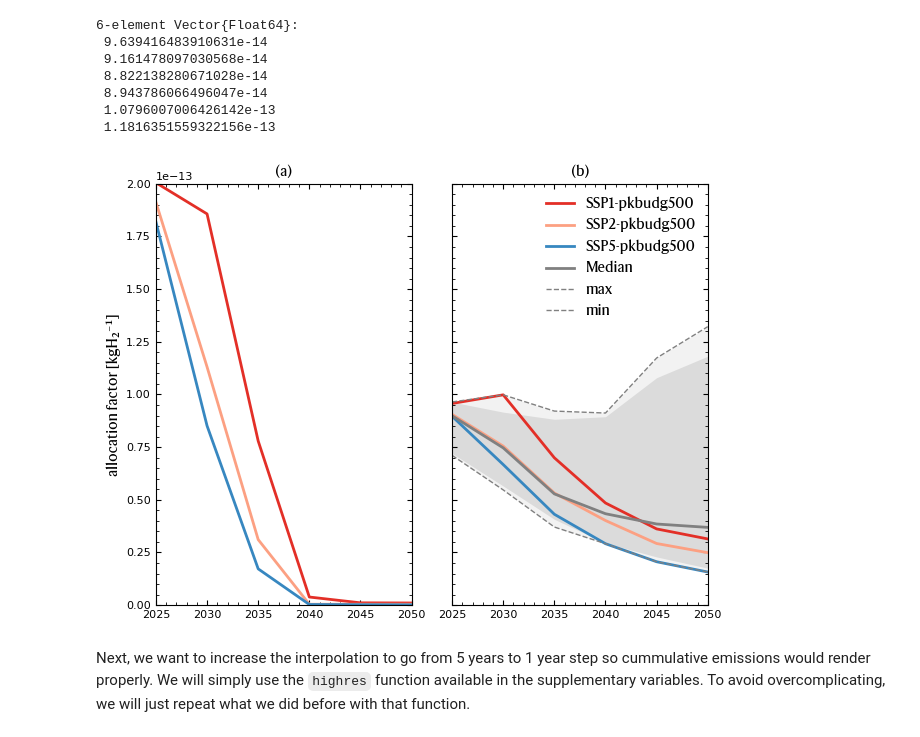
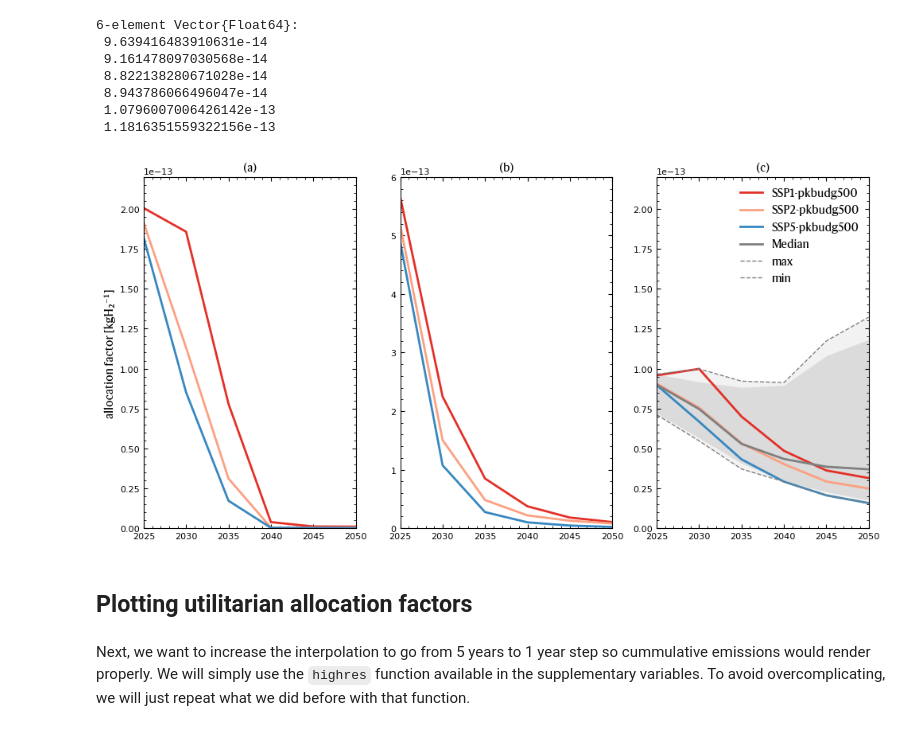
Before and after one commit to Michael-ljn/pathways-H2-prod-within-PBs, a Jupyter notebook: code/2_02_allocated_space.ipynb, the cells around one changed output. Drawn from its saved outputs; the diff is of its cells as text; code cells hidden in the pictures.

```diff
--- a/code/2_02_allocated_space.ipynb
+++ b/code/2_02_allocated_space.ipynb
@@ -88,7 +88,10 @@ vars
 # %%
-oo=[]
-for i in mask
-    mod,scn = i
-    add_missingr(mod,scn)
-    push!(oo,mod=>scn)
+oo = []
+for (mod, scn) in mask
+    try
+        add_missingr(mod, scn)
+        push!(oo, mod => scn)
+    catch e
+        @warn "Skipping $(mod), $(scn): $(e.msg)"
+    end
 end
@@ -145,0 +183,3 @@ plt.close("all")
+# %%
+GDP=get_vals("GDP|PPP")
+shares_gdp= total_costs./GDP./TotalkgH2
@@ -207,41 +283,48 @@ share=get_vals("SE|Hydrogen")./get_vals("SE")
 # %%
 rcParams["axes.prop_cycle"] = plt.cycler("color",["#e32f27"
                                                 "#fca082"
                                                 "#3787c0"]);
 
-fig, axs = plt.subplots(1,2,sharey=true)#,figsize=(12,7)
+fig, axs = plt.subplots(1,3,figsize=(10,5))#,figsize=(12,7),sharey=true
 axs[1].plot(2025:5:2050,α¹'[1:3,2:7]' ,label=["SSP1-pkbudg500","SSP2-pkbudg500", "SSP5-pkbudg500"],linewidth=2)
-axs[2].plot(2025:5:2050,α²'[1:3,2:7]',label=["SSP1-pkbudg500","SSP2-pkbudg500", "SSP5-pkbudg500"],linewidth=2)
-axs[2].plot(2025:5:2050,q_50 ,label="Median",linewidth=2, color="grey")
+axs[3].plot(2025:5:2050,α²'[1:3,2:7]',label=["SSP1-pkbudg500","SSP2-pkbudg500", "SSP5-pkbudg500"],linewidth=2)
+axs[3].plot(2025:5:2050,q_50 ,label="Median",linewidth=2, color="grey")
+axs[2].plot(2025:5:2050,Matrix(shares_gdp)[:,2:7]',label=["SSP1-pkbudg500","SSP2-pkbudg500", "SSP5-pkbudg500"],linewidth=2)
 
-axs[2].plot(2025:5:2050,maxs ,label="max",linewidth=1, linestyle="--", color="grey")
-axs[2].plot(2025:5:2050,mins ,label="min",linewidth=1, linestyle="--", color="grey")
+axs[3].plot(2025:5:2050,maxs ,label="max",linewidth=1, linestyle="--", color="grey")
+axs[3].plot(2025:5:2050,mins ,label="min",linewidth=1, linestyle="--", color="grey")
 
-axs[2].fill_between(x=2025:5:2050, y1=mins, y2=maxs, color="grey",linewidth=0, alpha=0.1)
-axs[2].fill_between(x=2025:5:2050, y1=q_5, y2=q_95, color="grey",linewidth=0, alpha=0.2)
+axs[3].fill_between(x=2025:5:2050, y1=mins, y2=maxs, color="grey",linewidth=0, alpha=0.1)
+axs[3].fill_between(x=2025:5:2050, y1=q_5, y2=q_95, color="grey",linewidth=0, alpha=0.2)
 # axs[2].fill_between(x=2025:5:2050, y1=q_25, y2=q_75, color="grey",linewidth=0, alpha=0.3)
 
-axs[1].set_ylim(0, 2e-13)
-axs[2].set_ylim(0, 2e-13)
+axs[1].set_ylim(0, 2.2e-13)
+axs[3].set_ylim(0, 2.2e-13)
+axs[2].set_ylim(0, 6e-13)
 axs[1].set_xlim(2025, 2050)
 axs[2].set_xlim(2025, 2050)
+axs[3].set_xlim(2025, 2050)
+
 axs[1].set_ylabel("allocation factor [kgH₂⁻¹]",fontproperties=font_prop_labels)
 # ax.figure.set_facecolor("white")
 
 axs[1].set_title("(a)",fontproperties=font_prop_labels)
 axs[2].set_title("(b)",fontproperties=font_prop_labels)
+axs[3].set_title("(c)",fontproperties=font_prop_labels)
 
 
 plt.tight_layout()
 plt.legend(frameon=false,prop=font_prop_labels)
 plt.savefig(respath*"/SI_Fig3.svg",transparent=true)
 plt.savefig(respath*"/SI_Fig3.png",dpi=800,transparent=true)
 display(plt.gcf())
 plt.close("all")
 # %% [output]
-[figure, old version]
+[figure, new version]
 # %%
 @save respath*"allocation_factors.jld" SAP AP
+# %% [markdown]
+## Plotting utilitarian allocation factors
 # %% [markdown]
 Next, we want to increase the interpolation to go from 5 years to 1 year step so cummulative emissions would render properly. We will simply use the `highres` function available in the supplementary variables. To avoid overcomplicating, we will just repeat what we did before with that function.
 # %%
```
Also changed, not shown: parts of 26 cells of this notebook, 34 other files.
